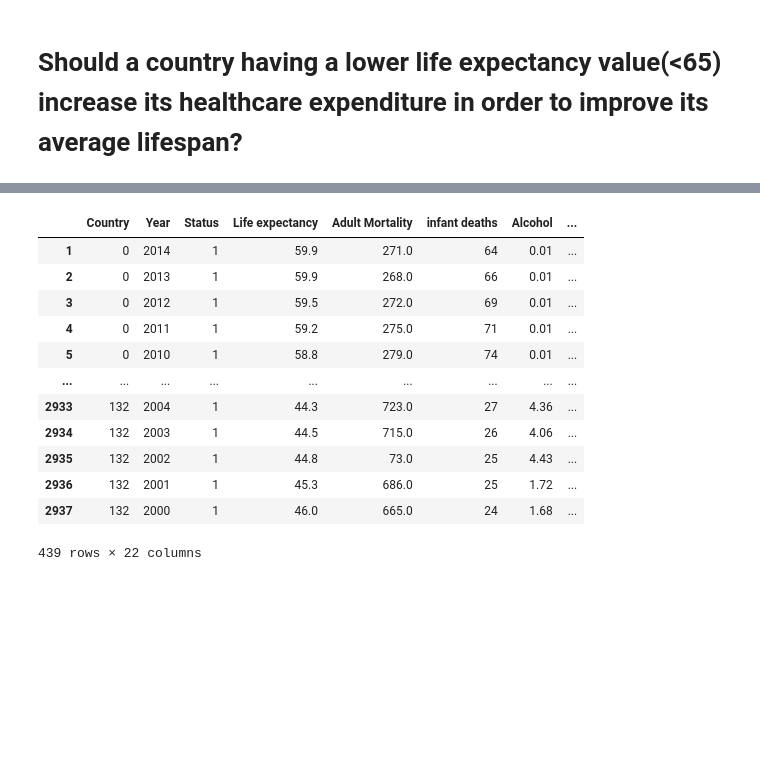
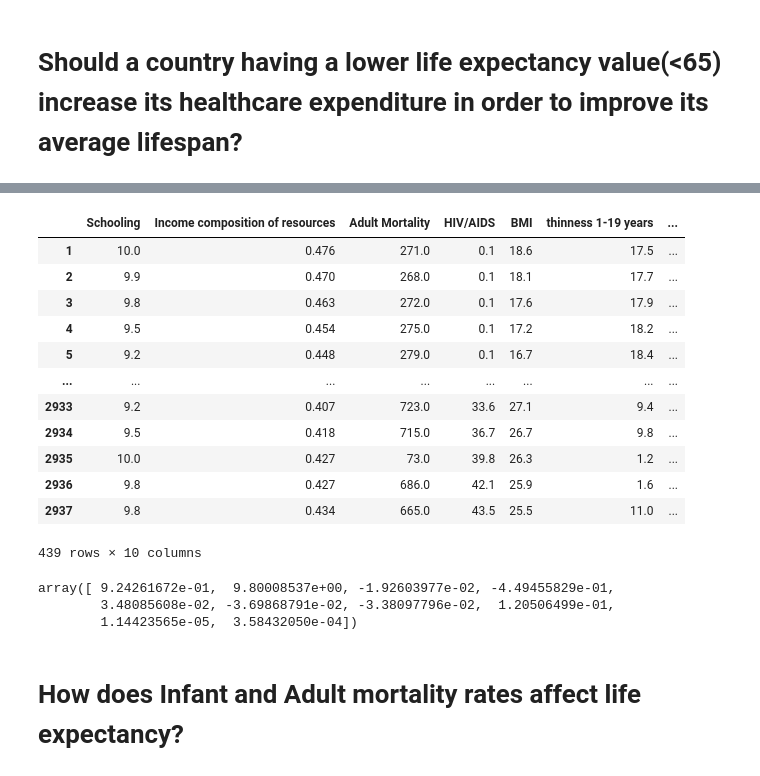
Before and after one commit to notfakearcher/yanjun, a Jupyter notebook: 01_topics/machine_learning/supervised_learning/life expectancy.ipynb, the cells around one changed output, grey strips where cells are left out. Saved outputs shown, nothing was run; the diff lists cells and outputs as text; code cells hidden in the pictures; blank space fills up the shorter version.

```diff
--- a/01_topics/machine_learning/supervised_learning/life expectancy.ipynb
+++ b/01_topics/machine_learning/supervised_learning/life expectancy.ipynb
@@ -373,2 +425,5 @@ plt.show()
 # %% [markdown]
 # Should a country having a lower life expectancy value(<65) increase its healthcare expenditure in order to improve its average lifespan?
+# %%
+life3 = life0[X_col_selected]
+life3
@@ -375,19 +444,31 @@ plt.show()
 # %%
 #  find country which have lower life expectancy value(<65)
-cond3 = life0['Life expectancy '] < 65
-life3 = life0[cond3]
-life3
+cond4 = life0['Life expectancy '] < 65
+life4 = life3[cond4]
+life4
 # %% [output]
-|  | Country | Year | Status | Life expectancy | Adult Mortality | infant deaths | Alcohol | ... |
-| 1 | 0 | 2014 | 1 | 59.9 | 271.0 | 64 | 0.01 | ... |
-| 2 | 0 | 2013 | 1 | 59.9 | 268.0 | 66 | 0.01 | ... |
-| 3 | 0 | 2012 | 1 | 59.5 | 272.0 | 69 | 0.01 | ... |
-| 4 | 0 | 2011 | 1 | 59.2 | 275.0 | 71 | 0.01 | ... |
-| 5 | 0 | 2010 | 1 | 58.8 | 279.0 | 74 | 0.01 | ... |
-| ... | ... | ... | ... | ... | ... | ... | ... | ... |
-| 2933 | 132 | 2004 | 1 | 44.3 | 723.0 | 27 | 4.36 | ... |
-| 2934 | 132 | 2003 | 1 | 44.5 | 715.0 | 26 | 4.06 | ... |
-| 2935 | 132 | 2002 | 1 | 44.8 | 73.0 | 25 | 4.43 | ... |
-| 2936 | 132 | 2001 | 1 | 45.3 | 686.0 | 25 | 1.72 | ... |
-| 2937 | 132 | 2000 | 1 | 46.0 | 665.0 | 24 | 1.68 | ... |
+|  | Schooling | Income composition of resources | Adult Mortality | HIV/AIDS | BMI | thinness 1-19 years | ... |
+| 1 | 10.0 | 0.476 | 271.0 | 0.1 | 18.6 | 17.5 | ... |
+| 2 | 9.9 | 0.470 | 268.0 | 0.1 | 18.1 | 17.7 | ... |
+| 3 | 9.8 | 0.463 | 272.0 | 0.1 | 17.6 | 17.9 | ... |
+| 4 | 9.5 | 0.454 | 275.0 | 0.1 | 17.2 | 18.2 | ... |
+| 5 | 9.2 | 0.448 | 279.0 | 0.1 | 16.7 | 18.4 | ... |
+| ... | ... | ... | ... | ... | ... | ... | ... |
+| 2933 | 9.2 | 0.407 | 723.0 | 33.6 | 27.1 | 9.4 | ... |
+| 2934 | 9.5 | 0.418 | 715.0 | 36.7 | 26.7 | 9.8 | ... |
+| 2935 | 10.0 | 0.427 | 73.0 | 39.8 | 26.3 | 1.2 | ... |
+| 2936 | 9.8 | 0.427 | 686.0 | 42.1 | 25.9 | 1.6 | ... |
+| 2937 | 9.8 | 0.434 | 665.0 | 43.5 | 25.5 | 11.0 | ... |
-439 rows × 22 columns
+439 rows × 10 columns
+# %%
+X_train, X_test, y_train, y_test = train_test_split(life3, y, test_size = 0.3)
+model = LinearRegression()
+model.fit(X_train, y_train)
+score = model.score(life3, y)
+model.coef_
+# %% [output]
+array([ 9.24261672e-01,  9.80008537e+00, -1.92603977e-02, -4.49455829e-01,
+        3.48085608e-02, -3.69868791e-02, -3.38097796e-02,  1.20506499e-01,
+        1.14423565e-05,  3.58432050e-04])
+# %% [markdown]
+# How does Infant and Adult mortality rates affect life expectancy?
```
Also changed, not shown: parts of 14 cells of this notebook.
